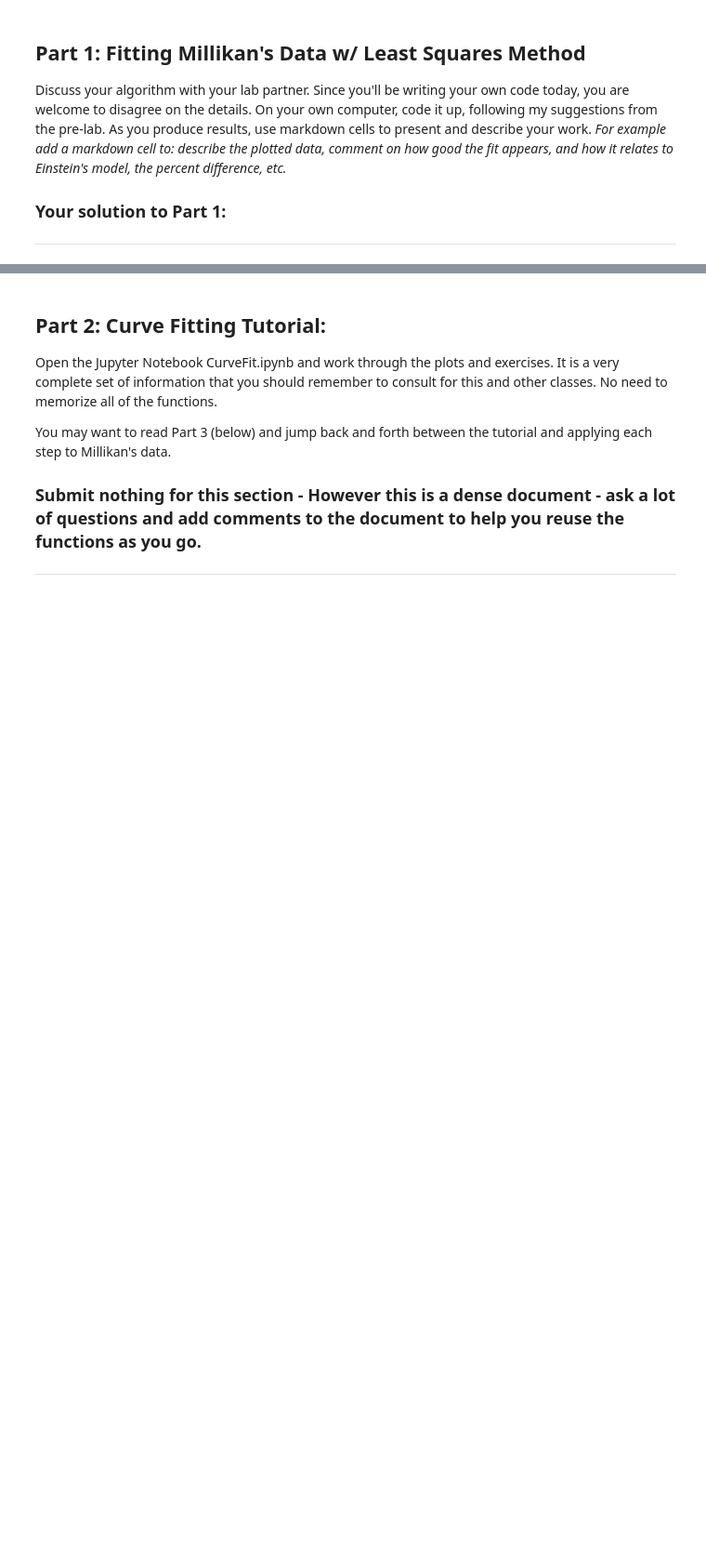
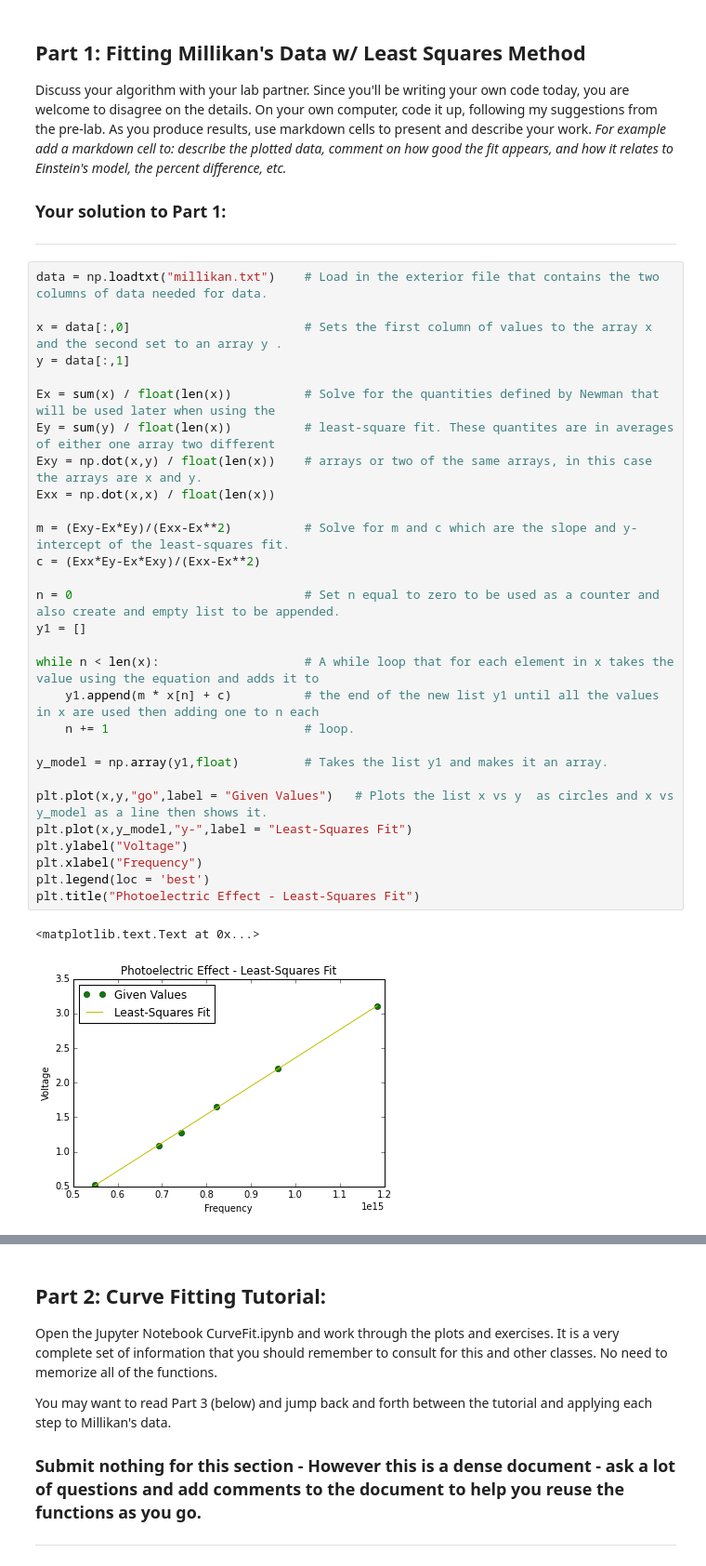
Before and after one commit to willmon16/Labs, a Jupyter notebook: Lab2/Lab2 - Curve Fitting.ipynb, the cells around one changed output, grey strips where cells are left out. Shown at 93% size. Cells and saved outputs as stored; diff of their text form; blank space fills up the shorter version.

```diff
--- a/Lab2/Lab2 - Curve Fitting.ipynb
+++ b/Lab2/Lab2 - Curve Fitting.ipynb
@@ -63,3 +67,35 @@ Discuss your algorithm with your lab partner.  Since you'll be writing your own
 
 ### Your solution to Part 1:
 ------------------------------------------------------------------------------------------------------------------
+# %%
+data = np.loadtxt("millikan.txt")    # Load in the exterior file that contains the two columns of data needed for data.
+
+x = data[:,0]                        # Sets the first column of values to the array x and the second set to an array y .
+y = data[:,1]
+
+Ex = sum(x) / float(len(x))          # Solve for the quantities defined by Newman that will be used later when using the
+Ey = sum(y) / float(len(x))          # least-square fit. These quantites are in averages of either one array two different
+Exy = np.dot(x,y) / float(len(x))    # arrays or two of the same arrays, in this case the arrays are x and y.
+Exx = np.dot(x,x) / float(len(x))
+
+m = (Exy-Ex*Ey)/(Exx-Ex**2)          # Solve for m and c which are the slope and y-intercept of the least-squares fit.
+c = (Exx*Ey-Ex*Exy)/(Exx-Ex**2)
+
+n = 0                                # Set n equal to zero to be used as a counter and also create and empty list to be appended.
+y1 = []
+
+while n < len(x):                    # A while loop that for each element in x takes the value using the equation and adds it to
+    y1.append(m * x[n] + c)          # the end of the new list y1 until all the values in x are used then adding one to n each
+    n += 1                           # loop.
+
+y_model = np.array(y1,float)         # Takes the list y1 and makes it an array.
+
+plt.plot(x,y,"go",label = "Given Values")   # Plots the list x vs y  as circles and x vs y_model as a line then shows it.
+plt.plot(x,y_model,"y-",label = "Least-Squares Fit")
+plt.ylabel("Voltage")
+plt.xlabel("Frequency")
+plt.legend(loc = 'best')
+plt.title("Photoelectric Effect - Least-Squares Fit")
+# %% [output]
+<matplotlib.text.Text at 0x...>
+[figure, added]
```
Also changed, not shown: parts of 10 cells of this notebook, 1 other file.
